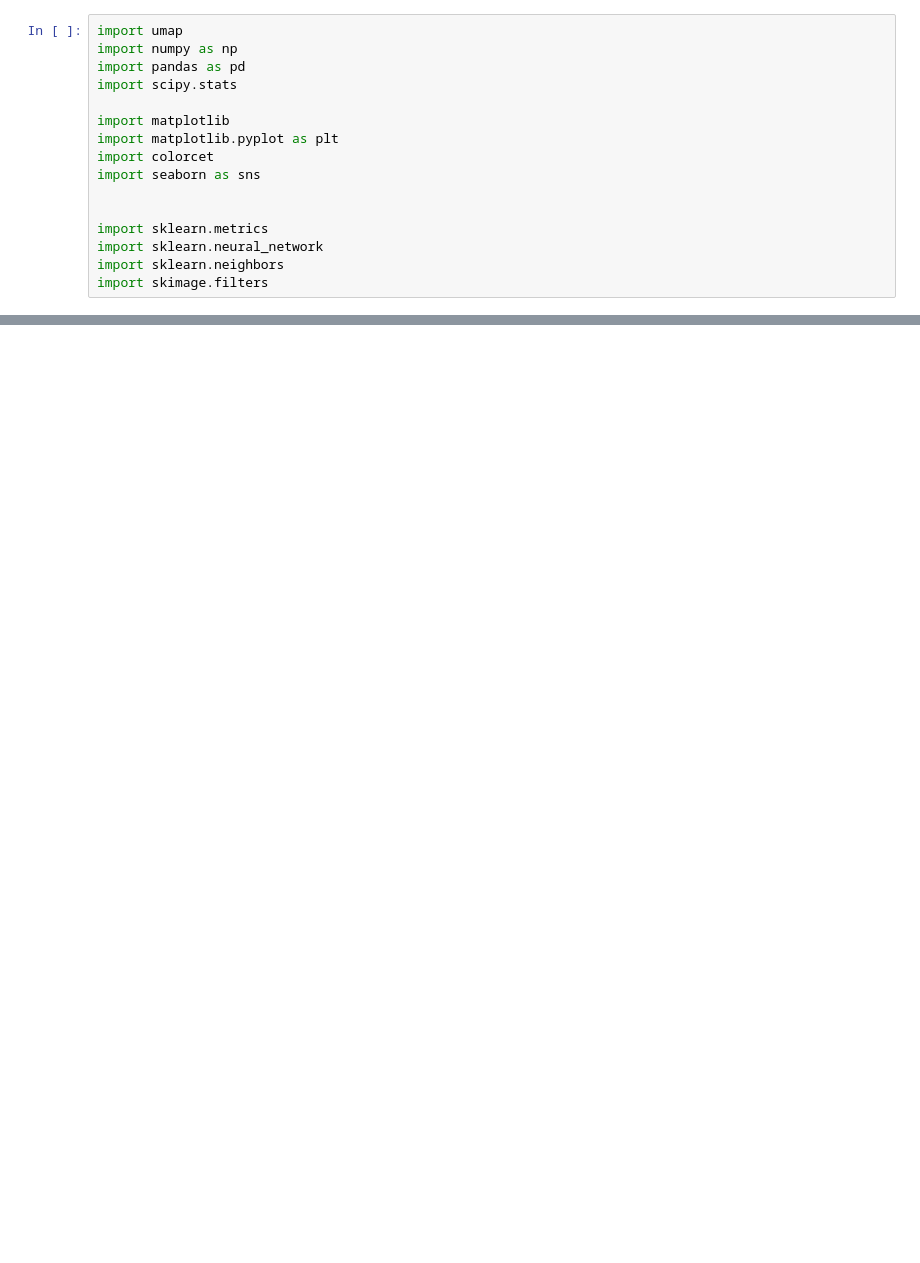
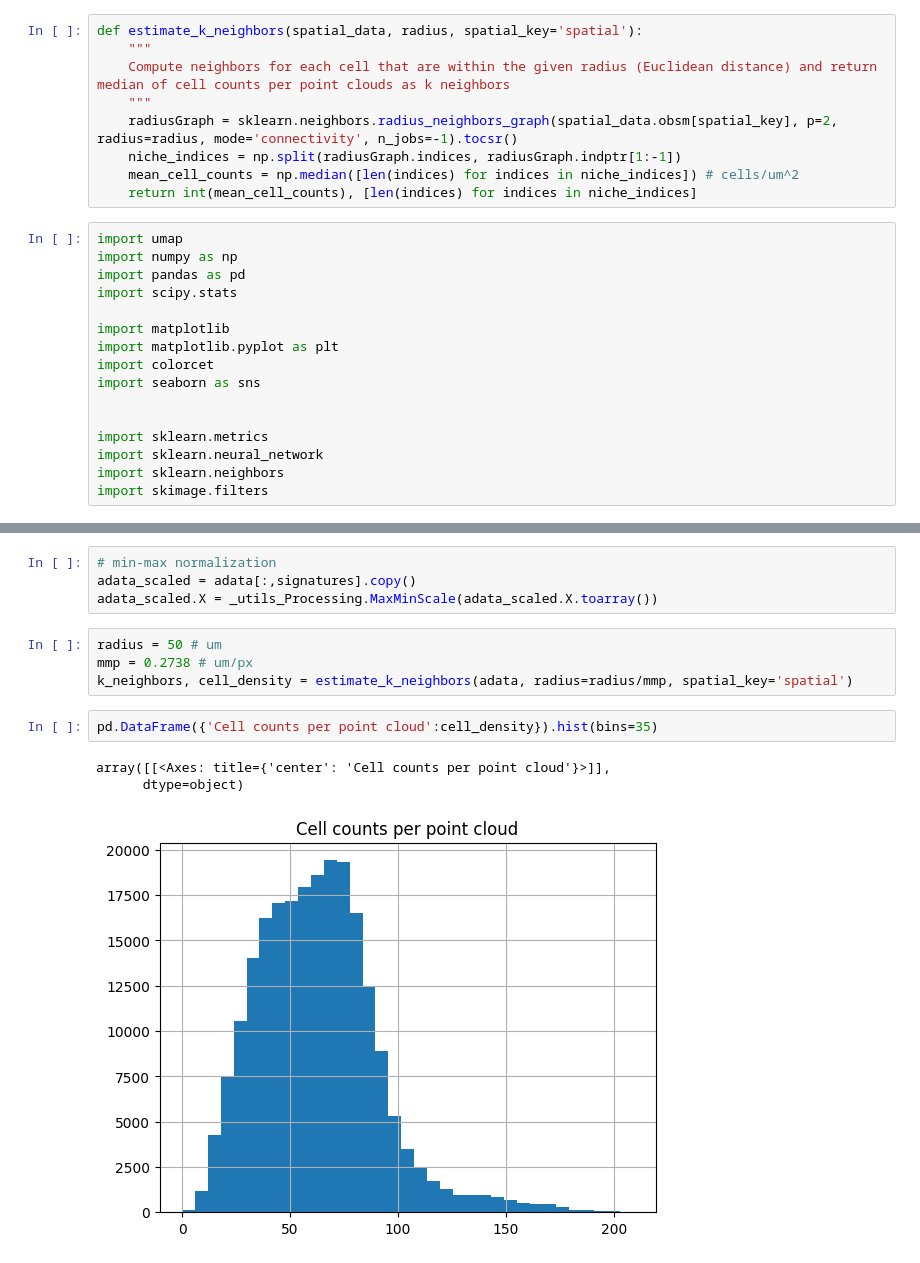
Before and after one commit to TaeWooJung/wormhole_ot, a Jupyter notebook: experiments/Visium_HD_prad_implement.ipynb, the cells around one changed output, grey strips where cells are left out. Drawn from its saved outputs; the diff is of its cells as text; blank space fills up the shorter version.

```diff
--- a/experiments/Visium_HD_prad_implement.ipynb
+++ b/experiments/Visium_HD_prad_implement.ipynb
@@ -8,3 +18,12 @@ sys.path.append('/home/bioit/tjung/Desktop/wormhole_ot')
+# %%
+def estimate_k_neighbors(spatial_data, radius, spatial_key='spatial'):
+    """
+    Compute neighbors for each cell that are within the given radius (Euclidean distance) and return median of cell counts per point clouds as k neighbors
+    """
+    radiusGraph = sklearn.neighbors.radius_neighbors_graph(spatial_data.obsm[spatial_key], p=2, radius=radius, mode='connectivity', n_jobs=-1).tocsr()
+    niche_indices = np.split(radiusGraph.indices, radiusGraph.indptr[1:-1])
+    mean_cell_counts = np.median([len(indices) for indices in niche_indices]) # cells/um^2
+    return int(mean_cell_counts), [len(indices) for indices in niche_indices]
 # %%
 import umap
 import numpy as np
@@ -66,0 +67,14 @@ np.float64(61.0)
+# %%
+# min-max normalization
+adata_scaled = adata[:,signatures].copy()
+adata_scaled.X = _utils_Processing.MaxMinScale(adata_scaled.X.toarray())
+# %%
+radius = 50 # um
+mmp = 0.2738 # um/px
+k_neighbors, cell_density = estimate_k_neighbors(adata, radius=radius/mmp, spatial_key='spatial')
+# %%
+pd.DataFrame({'Cell counts per point cloud':cell_density}).hist(bins=35)
+# %% [output]
+array([[<Axes: title={'center': 'Cell counts per point cloud'}>]],
+      dtype=object)
+[figure, added]
```
Also changed, not shown: parts of 23 cells of this notebook, 6 other files.
